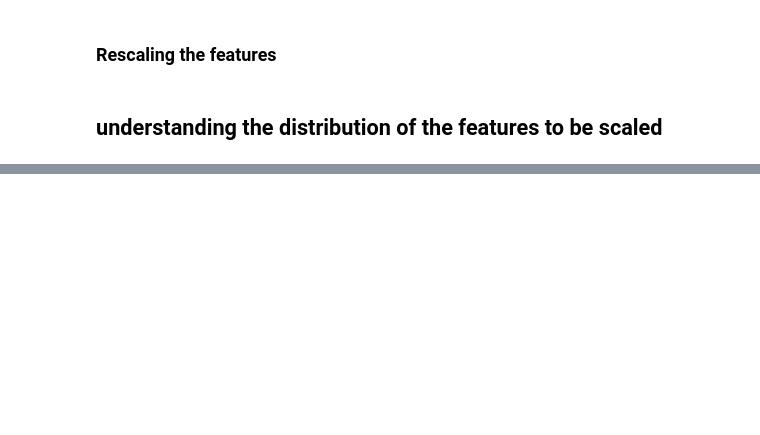
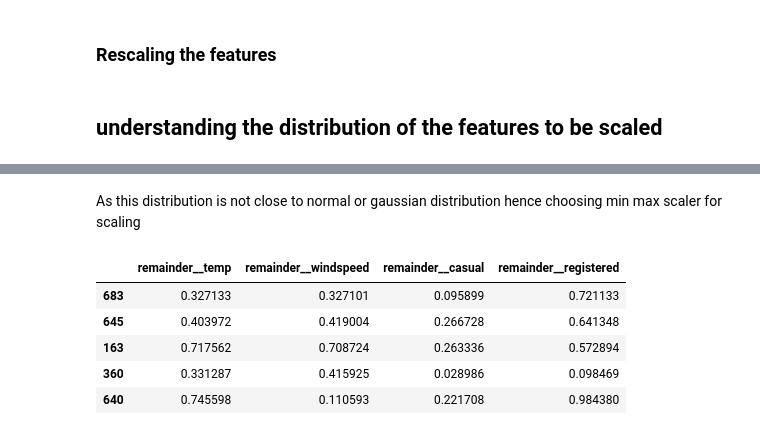
Before and after one commit to hargurjeet/Bike_Sharing_Case_Study, a Jupyter notebook: Bike_Sharing_Case_Study.ipynb, the cells around one changed output, grey strips where cells are left out. Saved outputs shown, nothing was run; the diff lists cells and outputs as text; code cells hidden in the pictures; blank space fills up the shorter version.

Commit message:
scaling completed

```diff
--- a/Bike_Sharing_Case_Study.ipynb
+++ b/Bike_Sharing_Case_Study.ipynb
@@ -165,8 +161,8 @@ Index(['onehotencoder__season_1', 'onehotencoder__season_2',
 # %% [markdown]
 ### Performing the train test split
 # %%
-X = br.drop('cnt', axis=1)
-y = br.cnt
+X = transformed_df.drop('remainder__cnt', axis=1)
+y = transformed_df.remainder__cnt
 
 X_train, X_test, y_train, y_test = train_test_split(X, y, test_size=0.30, random_state=42)
 # %%
@@ -188,0 +211,17 @@ sns.histplot(br.registered)
+# %% [markdown]
+As this distribution is not close to normal or gaussian distribution hence choosing min max scaler for scaling
+# %%
+numberic_variable = ['remainder__temp',
+       'remainder__windspeed', 'remainder__casual', 'remainder__registered']
+# X_train[features]
+
+scaler = MinMaxScaler()
+X_train[numberic_variable] = scaler.fit_transform(X_train[numberic_variable])
+X_train[numberic_variable].head()
+# %% [output]
+|  | remainder__temp | remainder__windspeed | remainder__casual | remainder__registered |
+| 683 | 0.327133 | 0.327101 | 0.095899 | 0.721133 |
+| 645 | 0.403972 | 0.419004 | 0.266728 | 0.641348 |
+| 163 | 0.717562 | 0.708724 | 0.263336 | 0.572894 |
+| 360 | 0.331287 | 0.415925 | 0.028986 | 0.098469 |
+| 640 | 0.745598 | 0.110593 | 0.221708 | 0.984380 |
```
Also changed, not shown: parts of 8 cells of this notebook.
